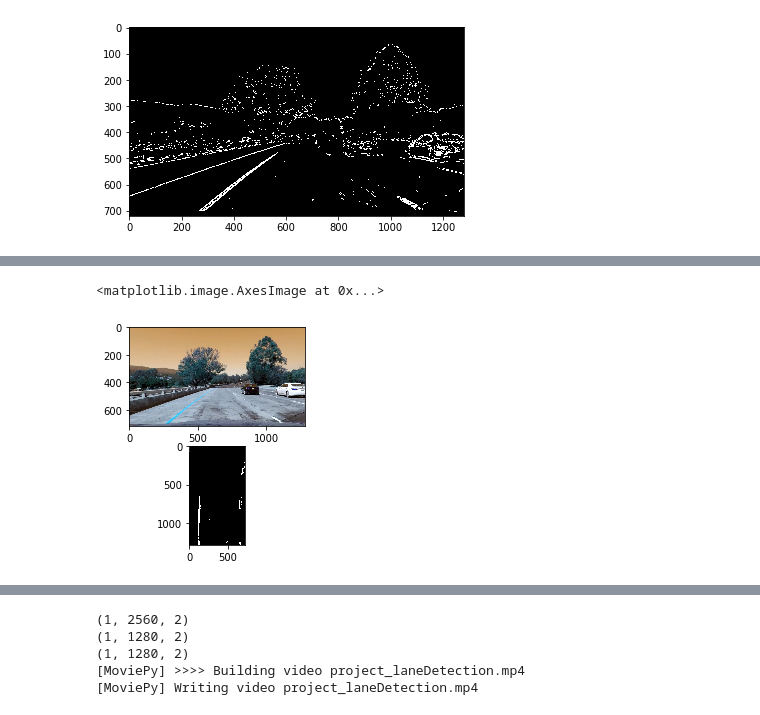
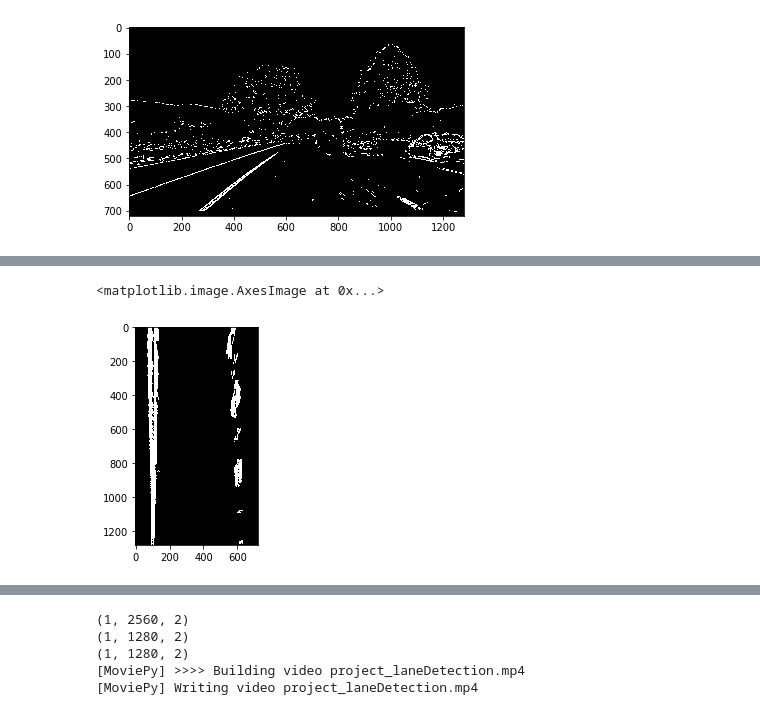
Before and after one commit to miaoyanlearningcode/CarND-Advanced-Lane-Lines, a Jupyter notebook: advanced_laneDetection.ipynb, the cells around one changed output, grey strips where cells are left out. Saved outputs shown, nothing was run; the diff lists cells and outputs as text; code cells hidden in the pictures.

```diff
--- a/advanced_laneDetection.ipynb
+++ b/advanced_laneDetection.ipynb
@@ -196,18 +199,18 @@ plt.imshow(warped, cmap='gray')
 # %%
 #perspective transf
 
-img = cv2.imread(test_images[4])
+img = cv2.imread(test_images[0])
 undistorted = cv2.undistort(img, mtx, dist, None, mtx)
 binaryComb = combinationGD(undistorted,7)
-plt.subplot(121)
-plt.imshow(undistorted)
+# plt.subplot(121)
+# plt.imshow(undistorted)
 
 warped = cv2.warpPerspective(binaryComb, M, (img.shape[0], img.shape[1]), flags=cv2.INTER_LINEAR)
-plt.subplot(122)
+# plt.subplot(122)
 plt.imshow(warped, cmap='gray')
 # %% [output]
 <matplotlib.image.AxesImage at 0x...>
-[figure, old version]
+[figure, new version]
 # %%
 #sliding windows
 def laneCenterExample(binary_warped, nwindows=10, margin = 100, minpix = 50):
```
Also changed, not shown: parts of 5 cells of this notebook, 6 other files.
